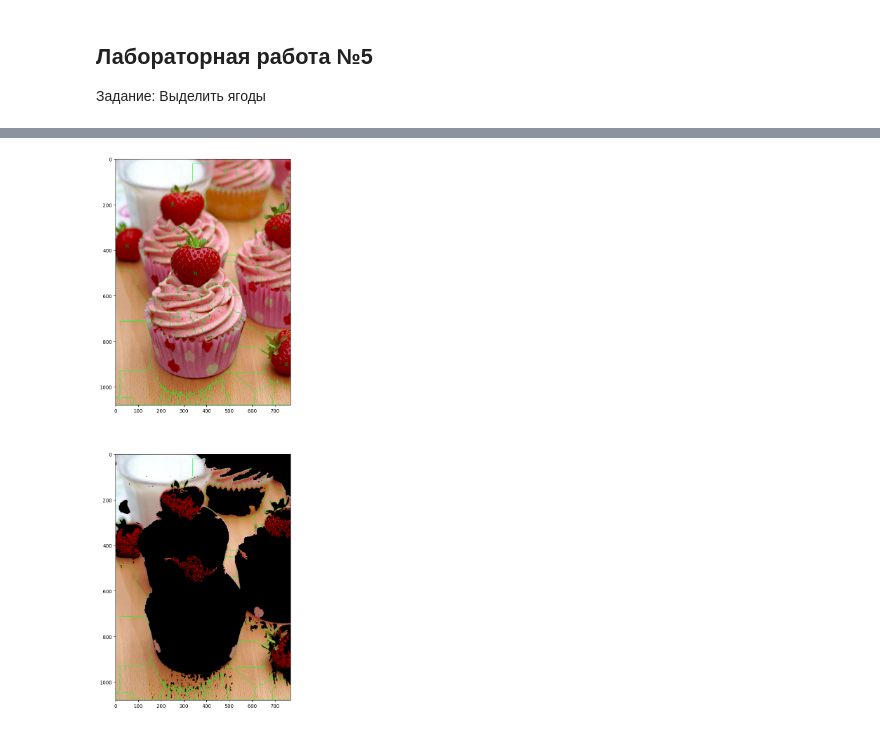
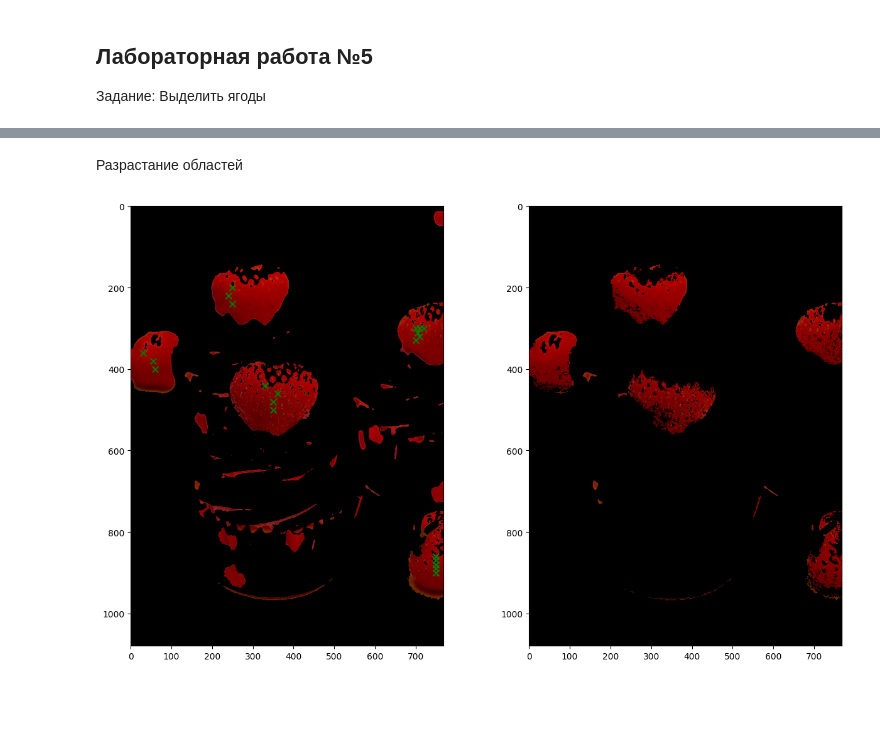
Before and after one commit to Alunek/PSU_DIP, a Jupyter notebook: L6/L6.ipynb, the cells around one changed output, grey strips where cells are left out. Drawn from its saved outputs; the diff is of its cells as text; code cells hidden in the pictures; blank space fills up the shorter version.

```diff
--- a/L6/L6.ipynb
+++ b/L6/L6.ipynb
@@ -24,29 +70,31 @@ gray = cv.cvtColor(image, cv.COLOR_BGR2GRAY)
+# %% [markdown]
+Разрастание областей
 # %%
 # определяем координаты начальных точек
 seeds = [
-        (380, 50),
-        (200, 250),
-        (500, 350),
-        (300, 700),
-        (900, 750)
+        (380, 55), (360, 30), (400, 60),
+        (200, 250), (220, 240), (240, 250),
+        (500, 350), (480, 350), (460, 360), (440, 330),
+        (300, 700), (310, 705), (320, 710), (330, 700), (300, 710), (300, 720),
+        (900, 750), (890, 750), (880, 750), (870, 750), (860, 750)
     ]
 # координаты для графика
 x = list(map(lambda x: x[1], seeds))
 y = list(map(lambda x: x[0], seeds))
 # порог похожести цвета региона
-threshold = 86
+threshold = 100
 # находим сегментацию используя метод из segmentation_utils
 segmented_region = segmentation_utils.region_growingHSV(image_hsv, seeds, threshold)
 # накладываем маску - отображаем только участки попавшие в какой-либо сегмент
-result = cv.bitwise_and(image, image, mask=segmented_region)
+result = cv.bitwise_and(mean_shift_with_mask_image, mean_shift_with_mask_image, mask=segmented_region)
 # отображаем полученное изображение
-gs = plt.GridSpec(2, 1)
+gs = plt.GridSpec(2, 2)
 plt.figure(figsize=(15,20))
 plt.subplot(gs[0])
 plt.scatter(x, y, marker="x", color="green", s=50)
-plt.imshow(cv.cvtColor(image, cv.COLOR_BGR2RGB))
+plt.imshow(cv.cvtColor(mean_shift_with_mask_image, cv.COLOR_BGR2RGB))
 plt.subplot(gs[1])
 plt.imshow(cv.cvtColor(result, cv.COLOR_BGR2RGB))
 plt.show()
 # %% [output]
-[figure, old version]
+[figure, new version]
```
Also changed, not shown: parts of 2 cells of this notebook.
